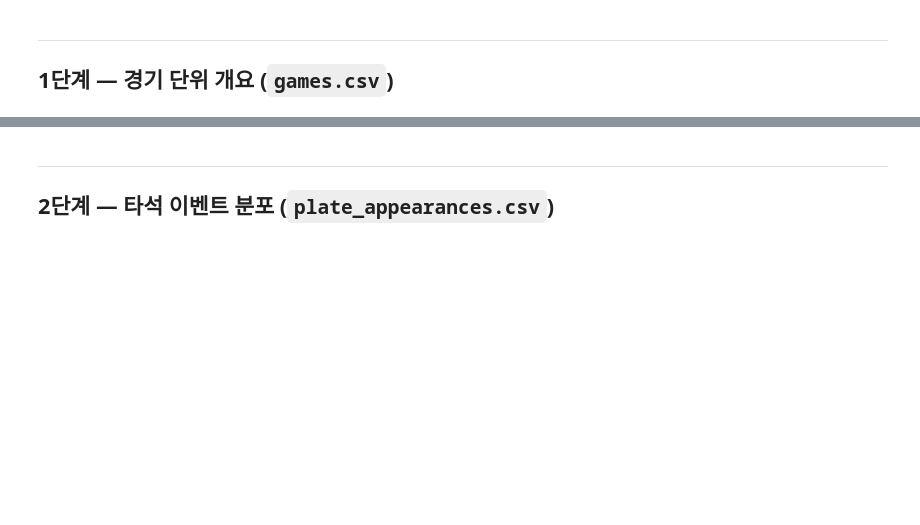
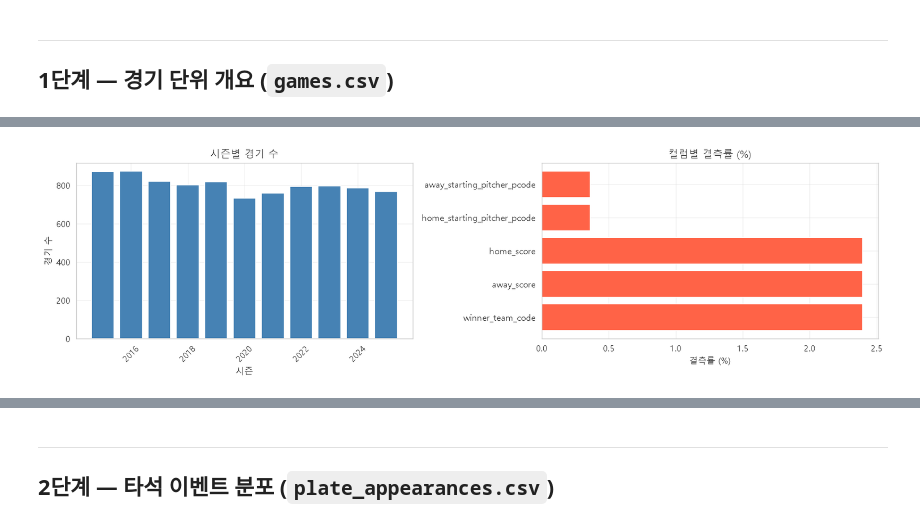
Before and after one commit to Donghaeng-LOTTO/Donghaeng-LOTTO, a Jupyter notebook: analysis/eda260614.ipynb, the cells around one changed output, grey strips where cells are left out. Drawn from its saved outputs; the diff is of its cells as text; code cells hidden in the pictures; blank space fills up the shorter version.

```diff
--- a/analysis/eda260614.ipynb
+++ b/analysis/eda260614.ipynb
@@ -17,11 +17,17 @@ import matplotlib.pyplot as plt
 import matplotlib.ticker as mticker
 import seaborn as sns
 from pathlib import Path
+import matplotlib as mpl
+
+sns.set_style('whitegrid')
+
+mpl.rcParams["font.family"] = "Malgun Gothic"
+mpl.rcParams["axes.unicode_minus"] = False
 
 plt.rcParams['figure.dpi'] = 120
 plt.rcParams['axes.grid'] = True
 plt.rcParams['grid.alpha'] = 0.3
-sns.set_style('whitegrid')
+
 
 DATA = Path('../kbo_pipeline/data/processed')
 print('준비 완료')
@@ -41,25 +51,31 @@ FileNotFoundError: [Errno 2] No such file or directory: '..\\..\\data\\processed
 # %%
+games = games[
+    games["season"].between(2015, 2025)
+].copy()
+
 fig, axes = plt.subplots(1, 2, figsize=(14, 4))
 
 # 시즌별 경기 수
 season_cnt = games['season'].value_counts().sort_index()
 axes[0].bar(season_cnt.index, season_cnt.values, color='steelblue')
 axes[0].set_title('시즌별 경기 수')
 axes[0].set_xlabel('시즌')
 axes[0].set_ylabel('경기 수')
 axes[0].tick_params(axis='x', rotation=45)
 
 # 컬럼별 결측률
 missing = (games.isnull().sum() / len(games) * 100).sort_values(ascending=False)
 missing = missing[missing > 0]
 if len(missing):
     axes[1].barh(missing.index, missing.values, color='tomato')
     axes[1].set_title('컬럼별 결측률 (%)')
     axes[1].set_xlabel('결측률 (%)')
 else:
     axes[1].text(0.5, 0.5, '결측치 없음', ha='center', va='center', fontsize=14)
     axes[1].set_title('컬럼별 결측률 (%)')
     axes[1].axis('off')
 
 plt.tight_layout()
 plt.show()
+# %% [output]
+[figure, added]
```
Also changed, not shown: parts of 26 cells of this notebook.
